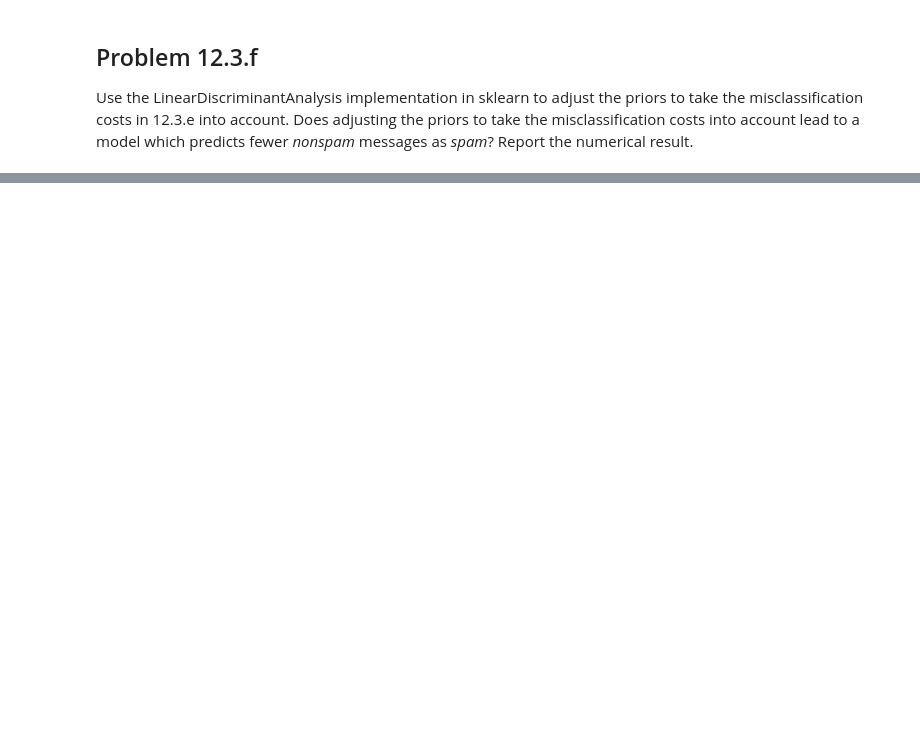
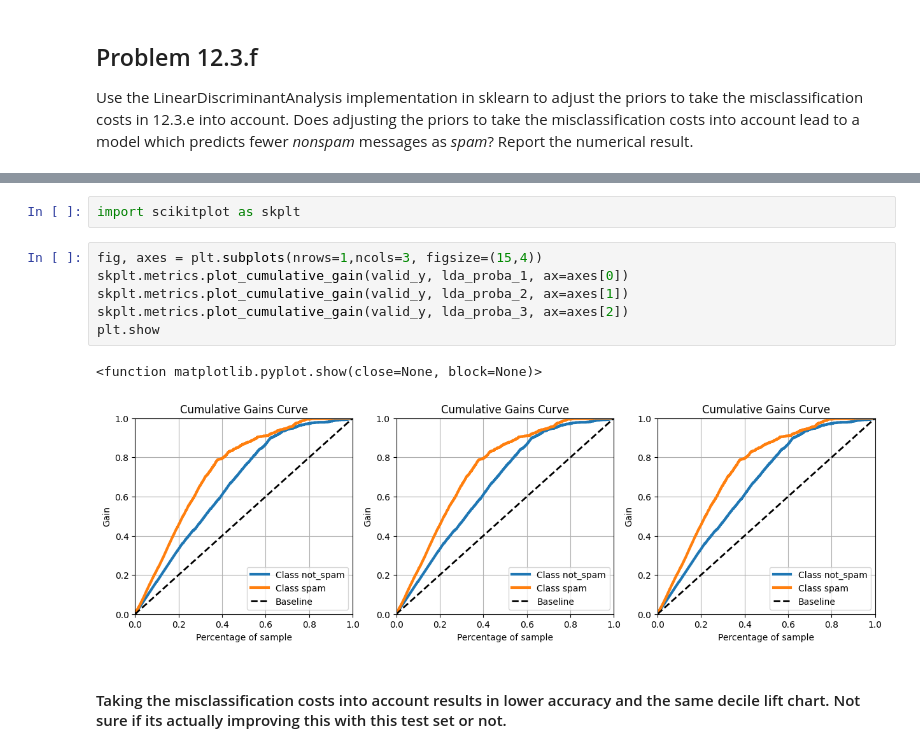
Before and after one commit to wolfesamk/MSBA-207, a Jupyter notebook: Homework/MSBA 207 Chapter 12.ipynb, the cells around one changed output, grey strips where cells are left out. Saved outputs shown, nothing was run; the diff lists cells and outputs as text; blank space fills up the shorter version.

```diff
--- a/Homework/MSBA 207 Chapter 12.ipynb
+++ b/Homework/MSBA 207 Chapter 12.ipynb
@@ -509,0 +502,13 @@ Use the LinearDiscriminantAnalysis implementation in sklearn to adjust the prior
+# %%
+import scikitplot as skplt
+# %%
+fig, axes = plt.subplots(nrows=1,ncols=3, figsize=(15,4))
+skplt.metrics.plot_cumulative_gain(valid_y, lda_proba_1, ax=axes[0])
+skplt.metrics.plot_cumulative_gain(valid_y, lda_proba_2, ax=axes[1])
+skplt.metrics.plot_cumulative_gain(valid_y, lda_proba_3, ax=axes[2])
+plt.show
+# %% [output]
+<function matplotlib.pyplot.show(close=None, block=None)>
+[figure, added]
+# %% [markdown]
+#### Taking the misclassification costs into account results in lower accuracy and the same decile lift chart. Not sure if its actually improving this with this test set or not.
```
Also changed, not shown: parts of 44 cells of this notebook.
